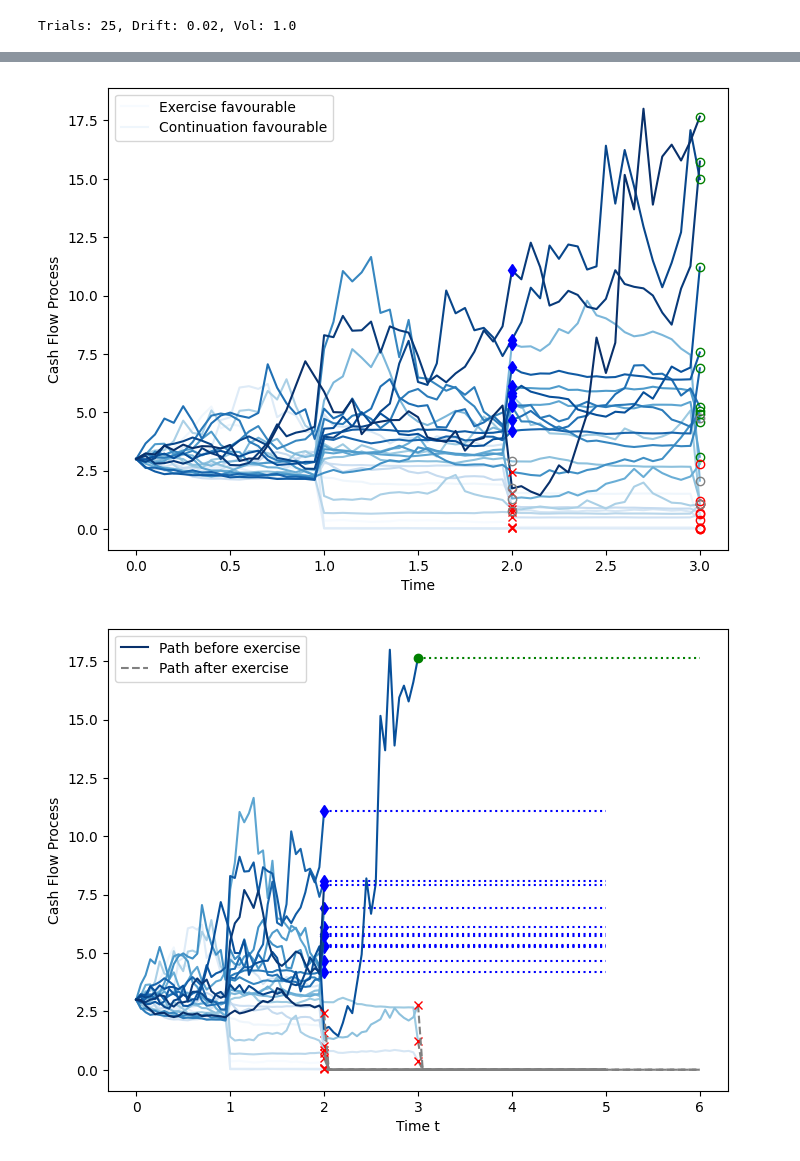
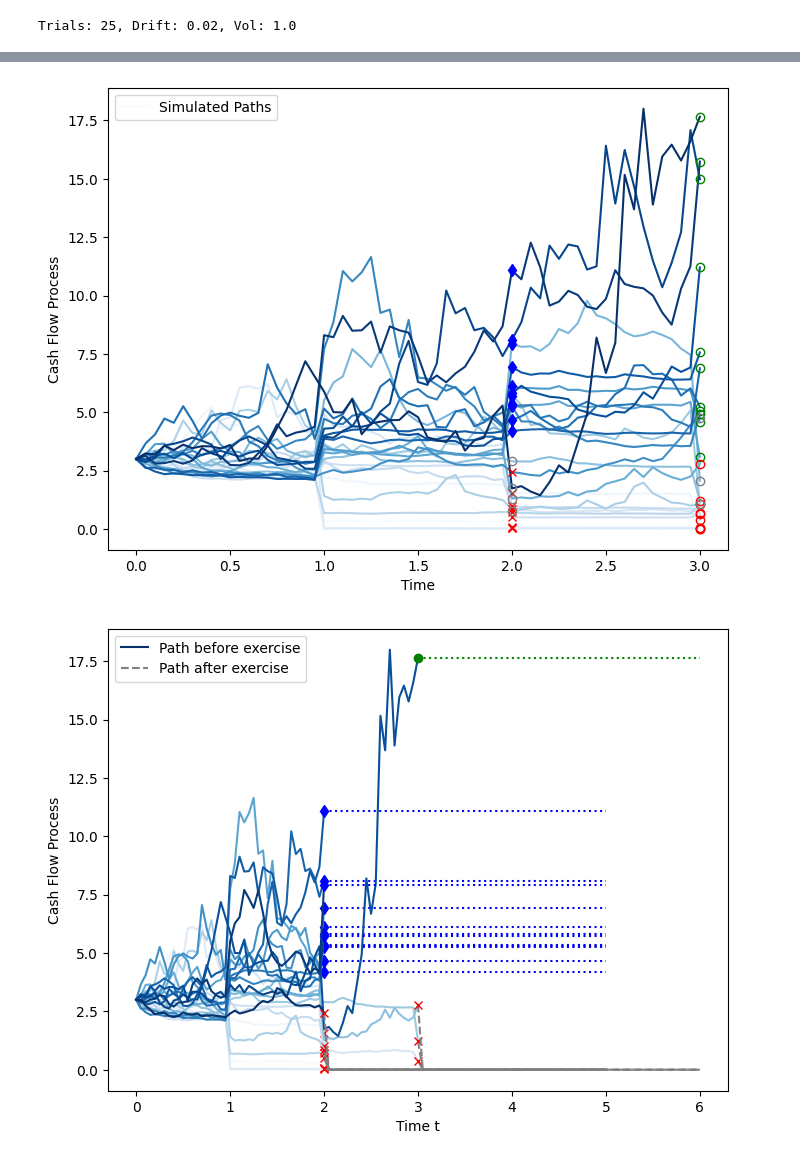
Before and after one commit to Alistair-Russell/Lean-Project-Valuation, a Jupyter notebook: lean_valuation.ipynb, the cells around one changed output, grey strips where cells are left out. Cells and saved outputs as stored; diff of their text form; code cells hidden in the pictures.

Commit message:
Minor refactoring

```diff
--- a/lean_valuation.ipynb
+++ b/lean_valuation.ipynb
@@ -171,21 +176,18 @@ cashflow = cf_sorted
 # populate a results array for exercises and non-exercises
 decision_results = []
 
-# Determine completion, abandonment, and continuation series
-completion_times = {}
-completion_vals = {}
-abandon_times = {}
-abandon_vals = {}
-success_times = {}
-success_vals = {}
-failure_times = {}
-failure_vals = {}
-continue_times = {}
-continue_vals = {}
+# exercise time and value series
+completion_times, completion_vals = {}, {}
+abandon_times, abandon_vals = {}, {}
+success_times, success_vals = {}, {}
+failure_times, failure_vals = {}, {}
+continue_times, continue_vals = {}, {}
 
+# init constants
+FIRST_DEC_POINT = 2 * STEP
+NOBS = TIME_ARRAY.shape[0]
 
-
-# iterate backward over time steps
+# iterate backward in time over decision array
 idx = int(TIME_ARRAY[-1] * STEP)
 path_results = {}
 while idx > 0:
@@ -202,7 +204,7 @@ while idx > 0:
         h = hist[path_id]
         ex_time = TIME_ARRAY[idx]
         ex_val = cf_arr[path_id]
-        # TODO: refactor into its own process
+        # TODO: refactor this real cashflow into its own process
         real_cf_time = 3*STEP
 
         if d > 0 and h == 2:
@@ -258,21 +260,21 @@ def d2sl(d):
 # %%
 # Plot exercise and continuation
 grey, green = "#dddddd", "#afe1af"
 figsize = (8, 6)
 plt.figure(figsize=figsize)
 plt.gca().set_prop_cycle(plt.cycler('color', plt.cm.Blues(np.linspace(0, 1, N))))
 plt.plot(TIME_ARRAY, cf_sorted)
 plt.plot(d2sl(completion_times), d2sl(completion_vals), "bd")
 plt.plot(d2sl(abandon_times), d2sl(abandon_vals), "rx")
 plt.plot(d2sl(success_times), d2sl(success_vals), "go", markerfacecolor='none')
 plt.plot(d2sl(failure_times), d2sl(failure_vals), "ro", markerfacecolor='none')
 plt.plot(d2sl(continue_times), d2sl(continue_vals), "o", color="grey", markerfacecolor='none')
-plt.legend(["Exercise favourable", "Continuation favourable"])
+plt.legend(["Simulated Paths"])
 plt.xlabel("Time")
 plt.ylabel("Cash Flow Process")
 plt.show()
 # %% [output]
-[figure, old version]
+[figure, new version]
 # %%
 # Formatting for decision types
 FORMATS = {
```
Also changed, not shown: parts of 3 cells of this notebook.
